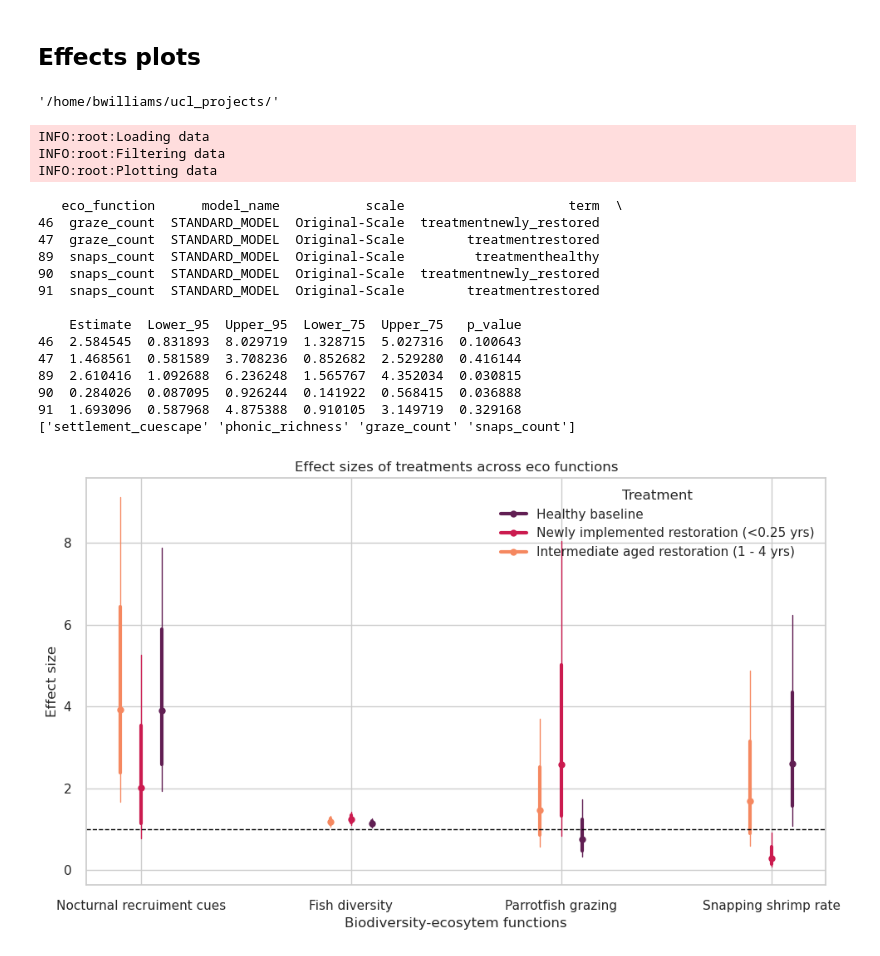
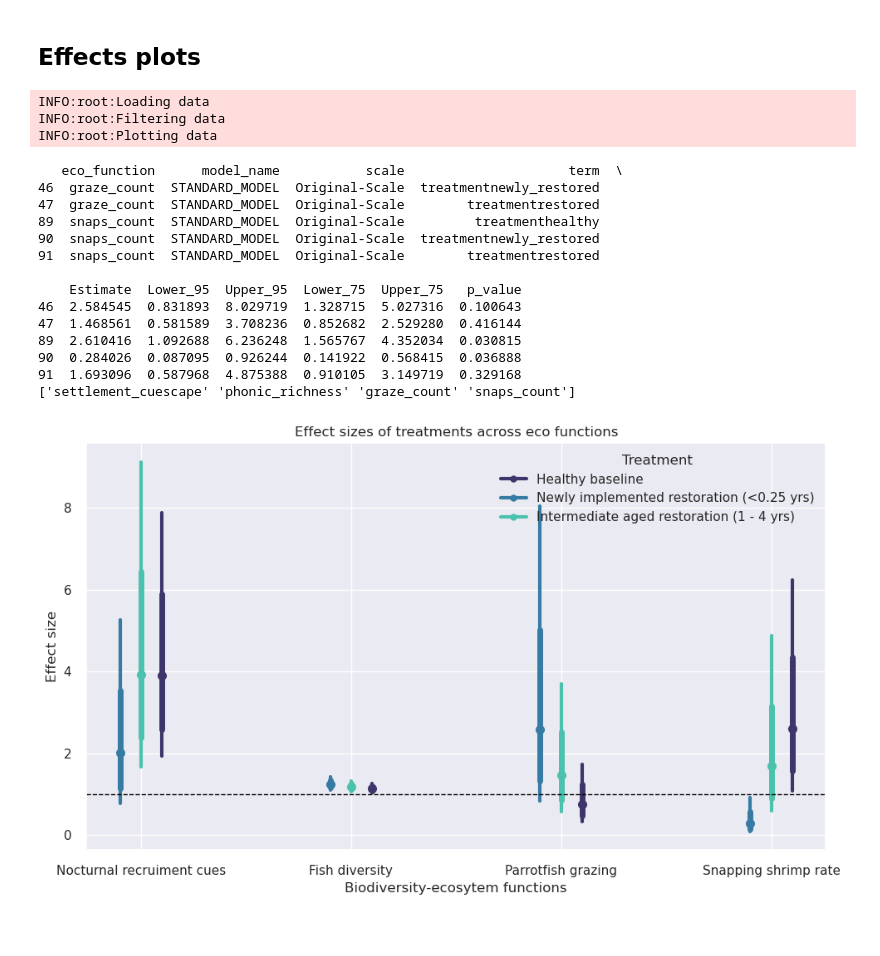
Before and after one commit to BenUCL/MARRS_global_acoustic_study, a Jupyter notebook: manuscript_docs/figures.ipynb, the cells around one changed output. Saved outputs shown, nothing was run; the diff lists cells and outputs as text; code cells hidden in the pictures.

```diff
--- a/manuscript_docs/figures.ipynb
+++ b/manuscript_docs/figures.ipynb
@@ -888,10 +888,6 @@ if __name__ == "__main__":
 [figure]
 # %% [markdown]
 ## Effects plots
-# %%
-BASE_DIR
-# %% [output]
-'/home/bwilliams/ucl_projects/'
 # %%
 """Plot effect sizes for treatments across biodiversity-ecosystem functions."""
 
@@ -925,11 +921,9 @@ TREATMENT_MAPPING: Dict[str, str] = {
 TREATMENT_ORDER: List[str] = ["treatmenthealthy", "treatmentnewly_restored", "treatmentrestored"]
 OFFSET_MAPPING: Dict[str, float] = {
     "treatmenthealthy": 0.1,
-    "treatmentnewly_restored": 0.0,
-    "treatmentrestored": -0.1,
+    "treatmentnewly_restored": -0.1,
+    "treatmentrestored": 0.0,
 }
-
-logging.basicConfig(level=logging.INFO)
 
 
 def load_data(csv_path: str) -> pd.DataFrame:
@@ -959,11 +953,11 @@ def plot_effects(df: pd.DataFrame) -> None:
   ordered_ecos = [eco for eco in ECO_MAPPING if eco in df["eco_function"].unique()]
   x_mapping = {eco: i for i, eco in enumerate(ordered_ecos)}
 
-  sns.set_theme(style="whitegrid")
+  sns.set_theme(style="darkgrid")
   fig, ax = plt.subplots(figsize=(10, 6))
 
   # Get colours from the seaborn "rocket" palette
-  palette = sns.color_palette("rocket", n_colors=len(TREATMENT_ORDER))
+  palette = sns.color_palette("mako", n_colors=len(TREATMENT_ORDER))
   color_mapping = {t: palette[i] for i, t in enumerate(TREATMENT_ORDER)}
 
   # Plot each treatment line for each eco function
@@ -975,11 +969,11 @@ def plot_effects(df: pd.DataFrame) -> None:
     x_base = x_mapping[eco]
     x = x_base + OFFSET_MAPPING[treatment]
     # Plot full (95%) CI as a thin line
-    ax.plot([x, x], [row["Lower_95"], row["Upper_95"]], color=color_mapping[treatment], lw=1)
+    ax.plot([x, x], [row["Lower_95"], row["Upper_95"]], color=color_mapping[treatment], lw=3)
     # Plot inner (75%) CI as a thicker line
-    ax.plot([x, x], [row["Lower_75"], row["Upper_75"]], color=color_mapping[treatment], lw=3)
+    ax.plot([x, x], [row["Lower_75"], row["Upper_75"]], color=color_mapping[treatment], lw=5)
     # Plot a circular marker at the Estimate
-    ax.plot(x, row["Estimate"], "o", color=color_mapping[treatment], markersize=6)
+    ax.plot(x, row["Estimate"], "o", color=color_mapping[treatment], markersize=8)
 
   # Add dashed horizontal line at y=1
   ax.axhline(1, ls="--", color="black", lw=1)
@@ -1000,31 +994,31 @@ def plot_effects(df: pd.DataFrame) -> None:
 
   plt.tight_layout()
   plt.show()
 
 
 # Execution
 logging.info("Loading data")
 df = load_data(CSV_PATH)
 logging.info("Filtering data")
 df_filtered = filter_data(df)
 logging.info("Plotting data")
 plot_effects(df_filtered)
 # %% [output]
 INFO:root:Loading data
 INFO:root:Filtering data
 INFO:root:Plotting data
    eco_function      model_name           scale                     term  \
 46  graze_count  STANDARD_MODEL  Original-Scale  treatmentnewly_restored
 47  graze_count  STANDARD_MODEL  Original-Scale        treatmentrestored
 89  snaps_count  STANDARD_MODEL  Original-Scale         treatmenthealthy
 90  snaps_count  STANDARD_MODEL  Original-Scale  treatmentnewly_restored
 91  snaps_count  STANDARD_MODEL  Original-Scale        treatmentrestored
 
     Estimate  Lower_95  Upper_95  Lower_75  Upper_75   p_value
 46  2.584545  0.831893  8.029719  1.328715  5.027316  0.100643
 47  1.468561  0.581589  3.708236  0.852682  2.529280  0.416144
 89  2.610416  1.092688  6.236248  1.565767  4.352034  0.030815
 90  0.284026  0.087095  0.926244  0.141922  0.568415  0.036888
 91  1.693096  0.587968  4.875388  0.910105  3.149719  0.329168
 ['settlement_cuescape' 'phonic_richness' 'graze_count' 'snaps_count']
-[figure, old version]
+[figure, new version]
```
Also changed, not shown: parts of 7 cells of this notebook, 1 other file.
